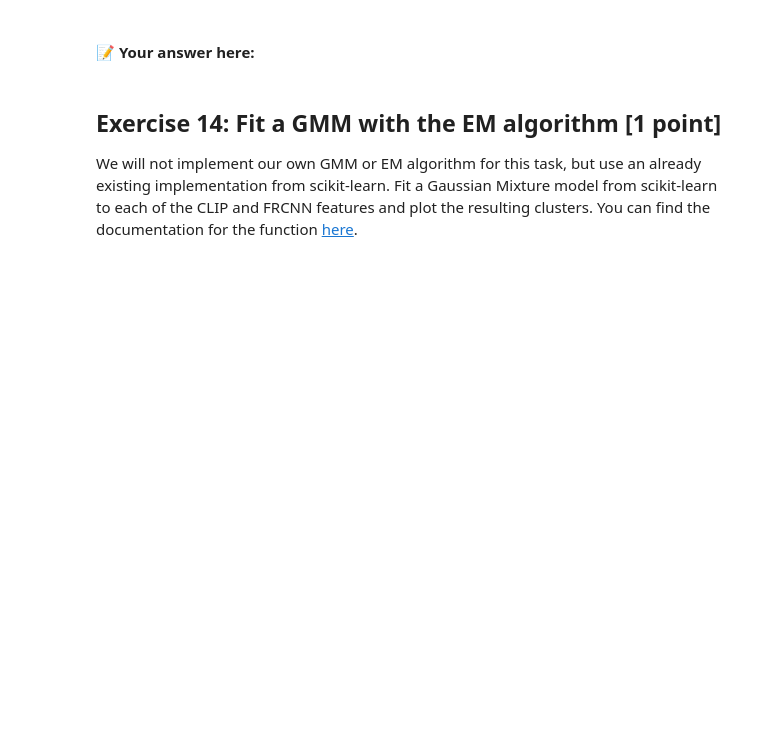
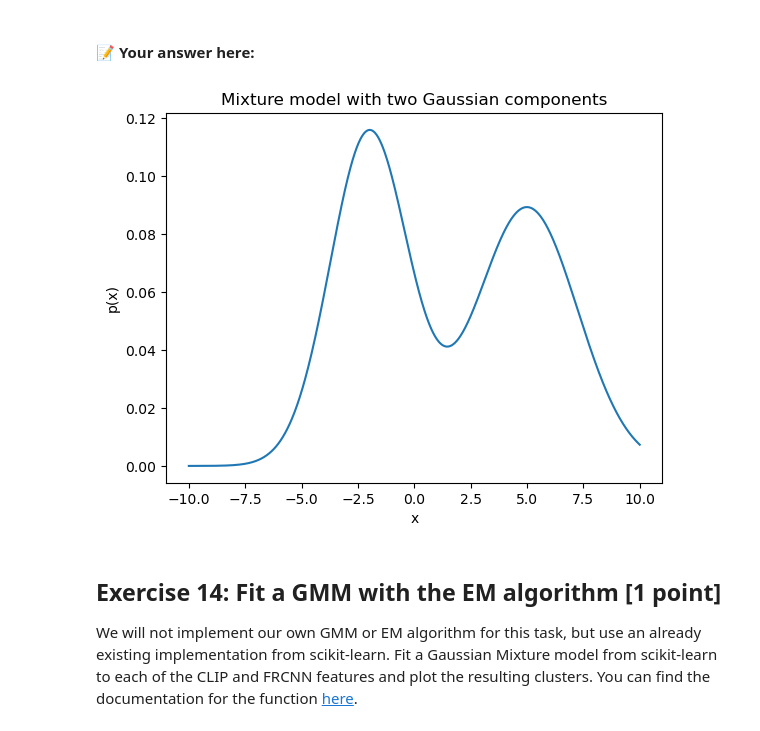
Before and after one commit to maximiliann97/TDA233-Algoritms-ML, a Jupyter notebook: HW3_2023.ipynb, the cells around one changed output. Drawn from its saved outputs; the diff is of its cells as text; code cells hidden in the pictures; blank space fills up the shorter version.

```diff
--- a/HW3_2023.ipynb
+++ b/HW3_2023.ipynb
@@ -1387,6 +1387,35 @@ $\Sigma_1 = 3$,
 $\Sigma_2 = 5$.
 # %% [markdown]
 #### 📝 Your answer here:
+# %%
+from scipy.stats import norm
+
+# Define the parameters
+D = 1
+K = 2
+pi = np.array([0.5, 0.5])
+mu = np.array([-2, 5])
+sigma = np.array([3, 5])
+
+# Define the range of x values
+x = np.linspace(-10, 10, 1000)
+
+# Compute the PDF of each component
+pdfs = []
+for k in range(K):
+    pdfs.append(pi[k] * norm.pdf(x, loc=mu[k], scale=np.sqrt(sigma[k])))
+
+# Compute the overall PDF of the mixture model
+pdf = np.sum(pdfs, axis=0)
+
+# Plot the PDF
+plt.plot(x, pdf)
+plt.xlabel('x')
+plt.ylabel('p(x)')
+plt.title('Mixture model with two Gaussian components')
+plt.show()
+# %% [output]
+[figure, added]
 # %% [markdown]
 ## Exercise 14: Fit a GMM with the EM algorithm [1 point]
 
```
Also changed, not shown: parts of 2 cells of this notebook.
